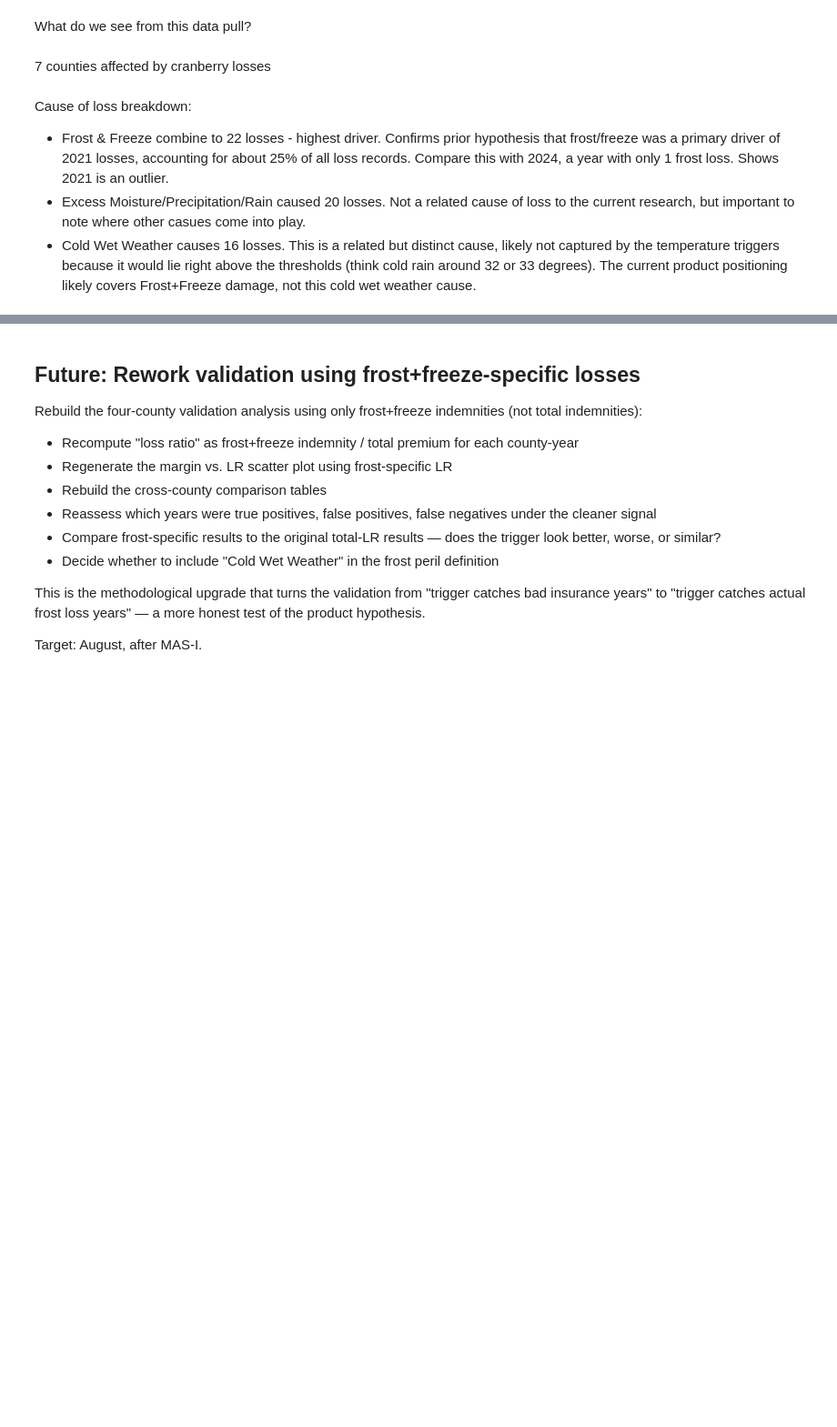
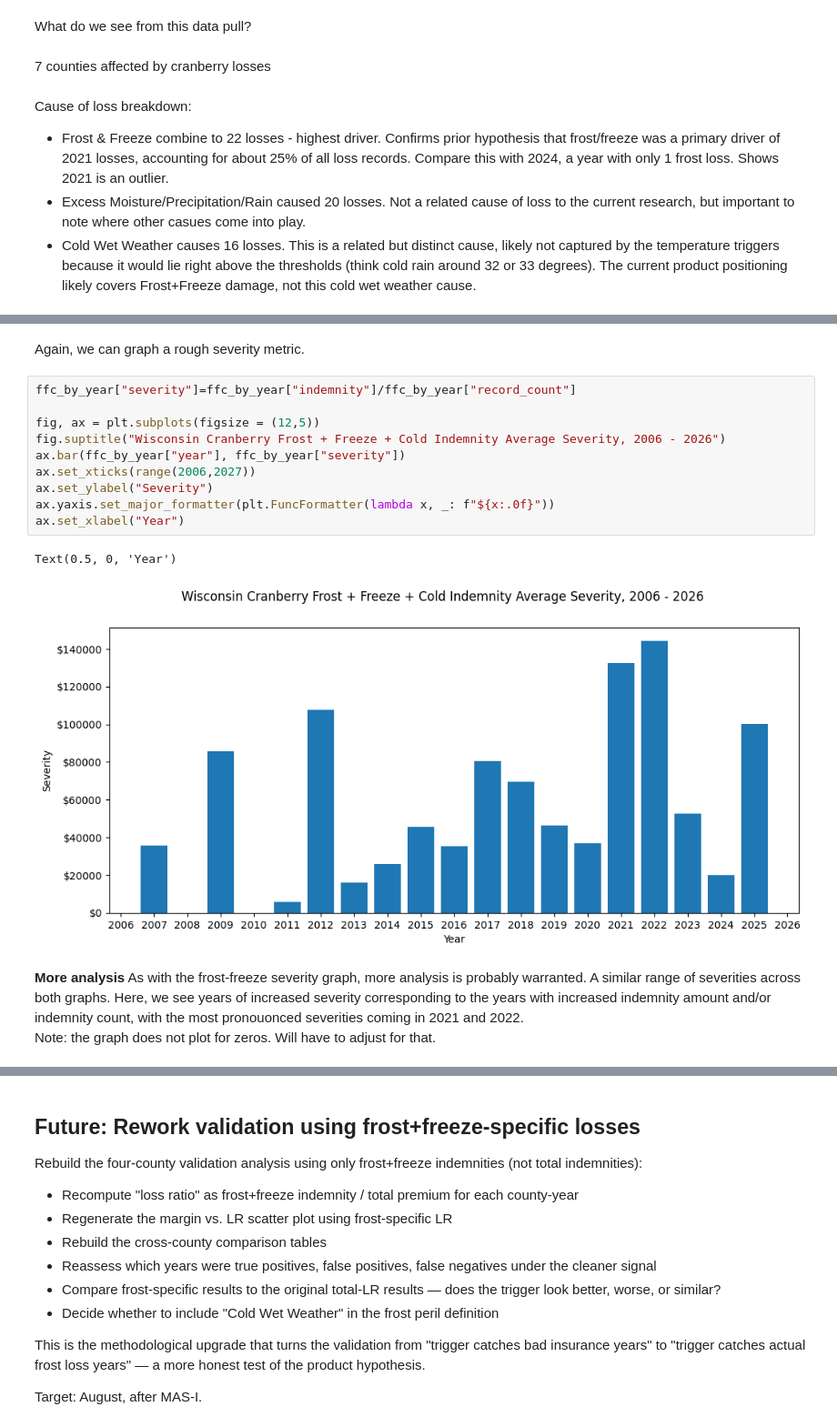
Before and after one commit to michaeljschumacher/parametric-cranberry, a Jupyter notebook: parametric_cranberry.ipynb, the cells around one changed output, grey strips where cells are left out. Shown at 91% size. Saved outputs shown, nothing was run; the diff lists cells and outputs as text; blank space fills up the shorter version.

```diff
--- a/parametric_cranberry.ipynb
+++ b/parametric_cranberry.ipynb
@@ -761,0 +901,21 @@ Cause of loss breakdown:
+# %% [markdown]
+Again, we can graph a rough severity metric.
+# %%
+ffc_by_year["severity"]=ffc_by_year["indemnity"]/ffc_by_year["record_count"]
+
+fig, ax = plt.subplots(figsize = (12,5))
+fig.suptitle("Wisconsin Cranberry Frost + Freeze + Cold Indemnity Average Severity, 2006 - 2026")
+ax.bar(ffc_by_year["year"], ffc_by_year["severity"])
+ax.set_xticks(range(2006,2027))
+ax.set_ylabel("Severity")
+ax.yaxis.set_major_formatter(plt.FuncFormatter(lambda x, _: f"${x:.0f}"))
+ax.set_xlabel("Year")
+# %% [output]
+Text(0.5, 0, 'Year')
+[figure, added]
+# %% [markdown]
+**More analysis**
+As with the frost-freeze severity graph, more analysis is probably warranted. A similar range of severities across both graphs. Here, we see years of increased severity corresponding to the years with increased indemnity amount and/or indemnity count, with the most pronouonced severities coming in
+2021 and 2022.
+<br>
+Note: the graph does not plot for zeros. Will have to adjust for that.
```
Also changed, not shown: parts of 20 cells of this notebook, 22 other files.
